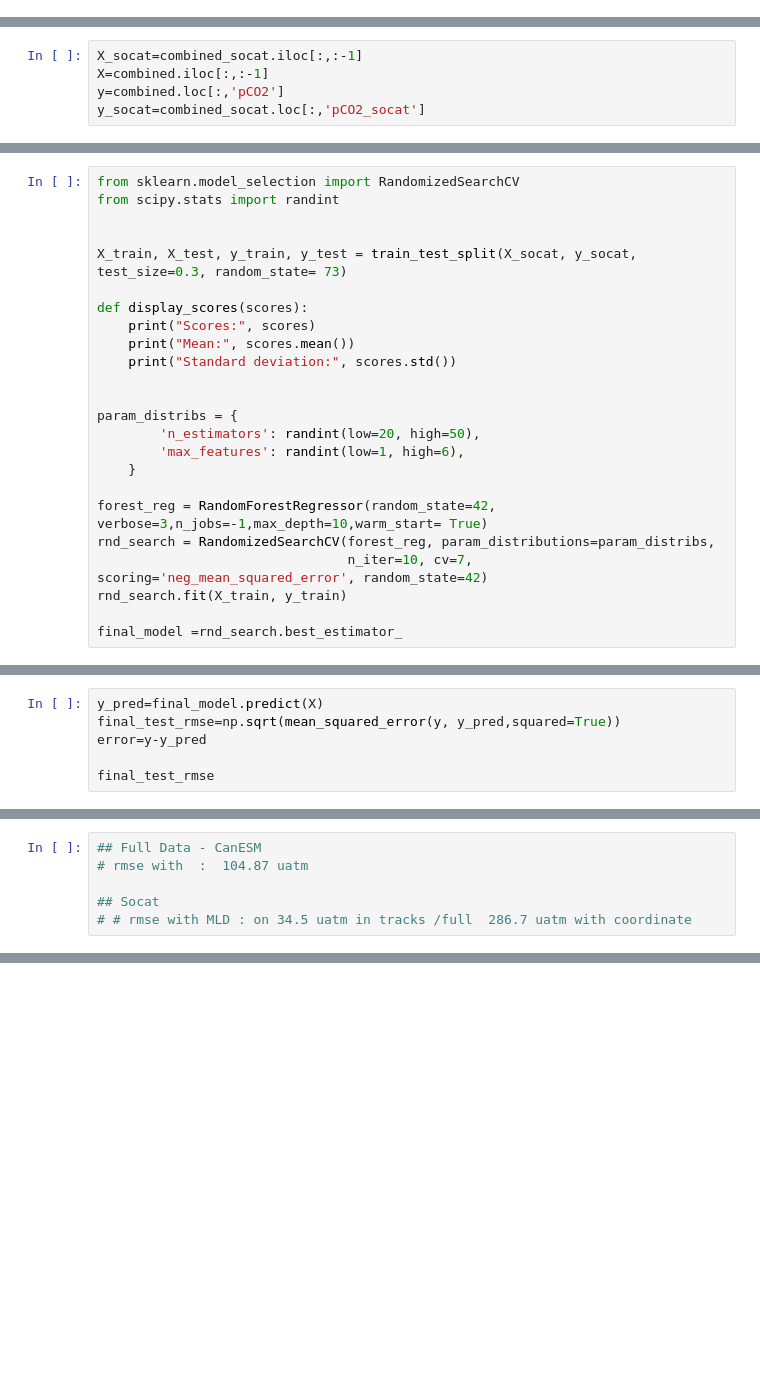
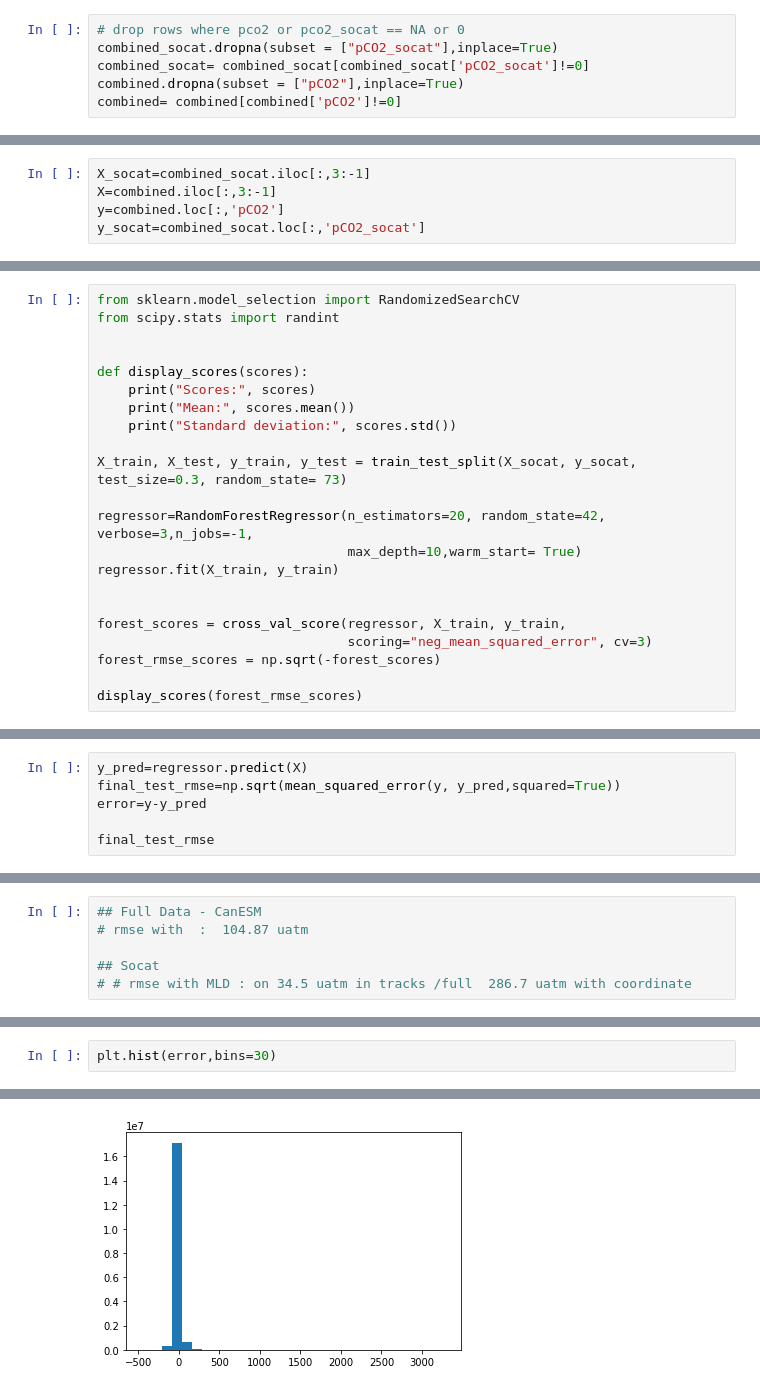
Before and after one commit to sk981102/ocean_co2, a Jupyter notebook: notebooks/baseline_ml/006_rf_base_canESM.ipynb, the cells around one changed output, grey strips where cells are left out. Saved outputs shown, nothing was run; the diff lists cells and outputs as text; blank space fills up the shorter version.

```diff
--- a/notebooks/baseline_ml/006_rf_base_canESM.ipynb
+++ b/notebooks/baseline_ml/006_rf_base_canESM.ipynb
@@ -122,3 +102,9 @@ features = ['xlon', 'ylat','MLD','SST','SSS','Chl','XCO2','pCO2']
 # create separate dataframe for socat
 combined_socat=tmp_data[features_socat]
 combined=tmp_data[features]
+# %%
+# drop rows where pco2 or pco2_socat == NA or 0
+combined_socat.dropna(subset = ["pCO2_socat"],inplace=True)
+combined_socat= combined_socat[combined_socat['pCO2_socat']!=0]
+combined.dropna(subset = ["pCO2"],inplace=True)
+combined= combined[combined['pCO2']!=0]
@@ -125,6 +116,6 @@ combined=tmp_data[features]
 # %%
-X_socat=combined_socat.iloc[:,:-1]
-X=combined.iloc[:,:-1]
+X_socat=combined_socat.iloc[:,3:-1]
+X=combined.iloc[:,3:-1]
 y=combined.loc[:,'pCO2']
 y_socat=combined_socat.loc[:,'pCO2_socat']
 # %%
@@ -136,24 +128,22 @@ X_socat=imp.fit_transform(X_socat)
 from sklearn.model_selection import RandomizedSearchCV
 from scipy.stats import randint
 
-
-X_train, X_test, y_train, y_test = train_test_split(X_socat, y_socat, test_size=0.3, random_state= 73)
 
 def display_scores(scores):
     print("Scores:", scores)
     print("Mean:", scores.mean())
     print("Standard deviation:", scores.std())
 
+X_train, X_test, y_train, y_test = train_test_split(X_socat, y_socat, test_size=0.3, random_state= 73)
 
-param_distribs = {
-        'n_estimators': randint(low=20, high=50),
-        'max_features': randint(low=1, high=6),
-    }
+regressor=RandomForestRegressor(n_estimators=20, random_state=42, verbose=3,n_jobs=-1,
+                                max_depth=10,warm_start= True)
+regressor.fit(X_train, y_train)
 
-forest_reg = RandomForestRegressor(random_state=42, verbose=3,n_jobs=-1,max_depth=10,warm_start= True)
-rnd_search = RandomizedSearchCV(forest_reg, param_distributions=param_distribs,
-                                n_iter=10, cv=7, scoring='neg_mean_squared_error', random_state=42)
-rnd_search.fit(X_train, y_train)
 
-final_model =rnd_search.best_estimator_
+forest_scores = cross_val_score(regressor, X_train, y_train,
+                                scoring="neg_mean_squared_error", cv=3)
+forest_rmse_scores = np.sqrt(-forest_scores)
+
+display_scores(forest_rmse_scores)
 # %% [output]
@@ -247,5 +203,5 @@ np.sqrt(test_mse)
 # %%
-y_pred=final_model.predict(X)
+y_pred=regressor.predict(X)
 final_test_rmse=np.sqrt(mean_squared_error(y, y_pred,squared=True))
 error=y-y_pred
 
@@ -310,0 +234,3 @@ true_xarray.pCO2[419].plot()
+# %%
+plt.hist(error,bins=30)
+# %% [output]
@@ -310,0 +254 @@ true_xarray.pCO2[419].plot()
+[figure, added]
```
Also changed, not shown: parts of 35 cells of this notebook, 21 other files.
